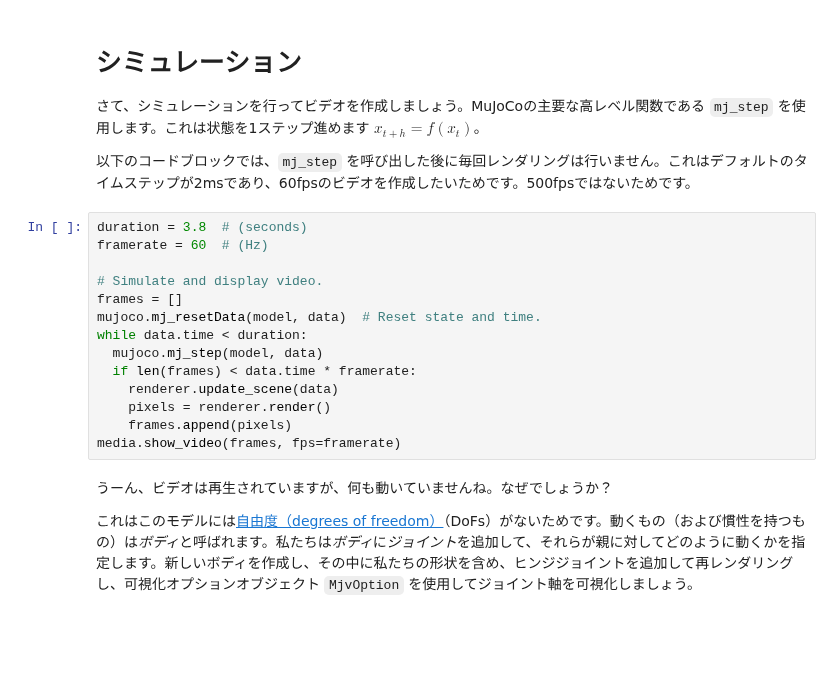
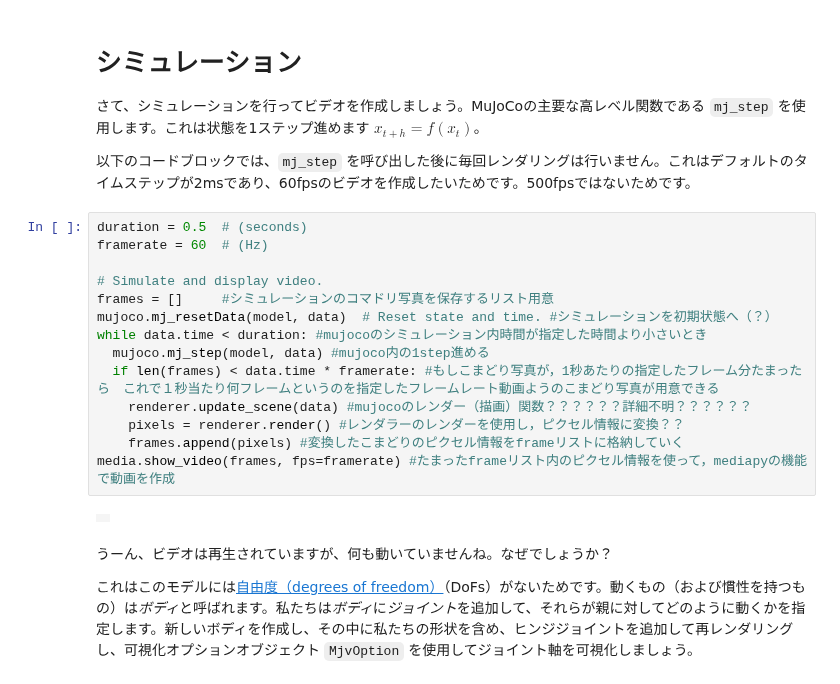
Before and after one commit to ShibuyaAtsushi/sibuya, a Jupyter notebook: 日本語化mujocoチュートリアル.ipynb, the cells around one changed output. Drawn from its saved outputs; the diff is of its cells as text; blank space fills up the shorter version.

```diff
--- a/日本語化mujocoチュートリアル.ipynb
+++ b/日本語化mujocoチュートリアル.ipynb
@@ -301,19 +427,21 @@ NameError: name 'np' is not defined
 
 以下のコードブロックでは、`mj_step` を呼び出した後に毎回レンダリングは行いません。これはデフォルトのタイムステップが2msであり、60fpsのビデオを作成したいためです。500fpsではないためです。
 # %%
-duration = 3.8  # (seconds)
+duration = 0.5  # (seconds)
 framerate = 60  # (Hz)
 
 # Simulate and display video.
-frames = []
-mujoco.mj_resetData(model, data)  # Reset state and time.
-while data.time < duration:
-  mujoco.mj_step(model, data)
-  if len(frames) < data.time * framerate:
-    renderer.update_scene(data)
-    pixels = renderer.render()
-    frames.append(pixels)
-media.show_video(frames, fps=framerate)
+frames = []     #シミュレーションのコマドリ写真を保存するリスト用意
+mujoco.mj_resetData(model, data)  # Reset state and time. #シミュレーションを初期状態へ（？）
+while data.time < duration: #mujocoのシミュレーション内時間が指定した時間より小さいとき
+  mujoco.mj_step(model, data) #mujoco内の1step進める
+  if len(frames) < data.time * framerate: #もしこまどり写真が，1秒あたりの指定したフレーム分たまったら　これで１秒当たり何フレームというのを指定したフレームレート動画ようのこまどり写真が用意できる
+    renderer.update_scene(data) #mujocoのレンダー（描画）関数？？？？？？詳細不明？？？？？？
+    pixels = renderer.render() #レンダラーのレンダーを使用し，ピクセル情報に変換？？
+    frames.append(pixels) #変換したこまどりのピクセル情報をframeリストに格納していく
+media.show_video(frames, fps=framerate) #たまったframeリスト内のピクセル情報を使って，mediapyの機能で動画を作成
+# %% [output]
+|  |
 # %% [markdown]
 うーん、ビデオは再生されていますが、何も動いていませんね。なぜでしょうか？
 
```
Also changed, not shown: parts of 38 cells of this notebook, 2 other files.
